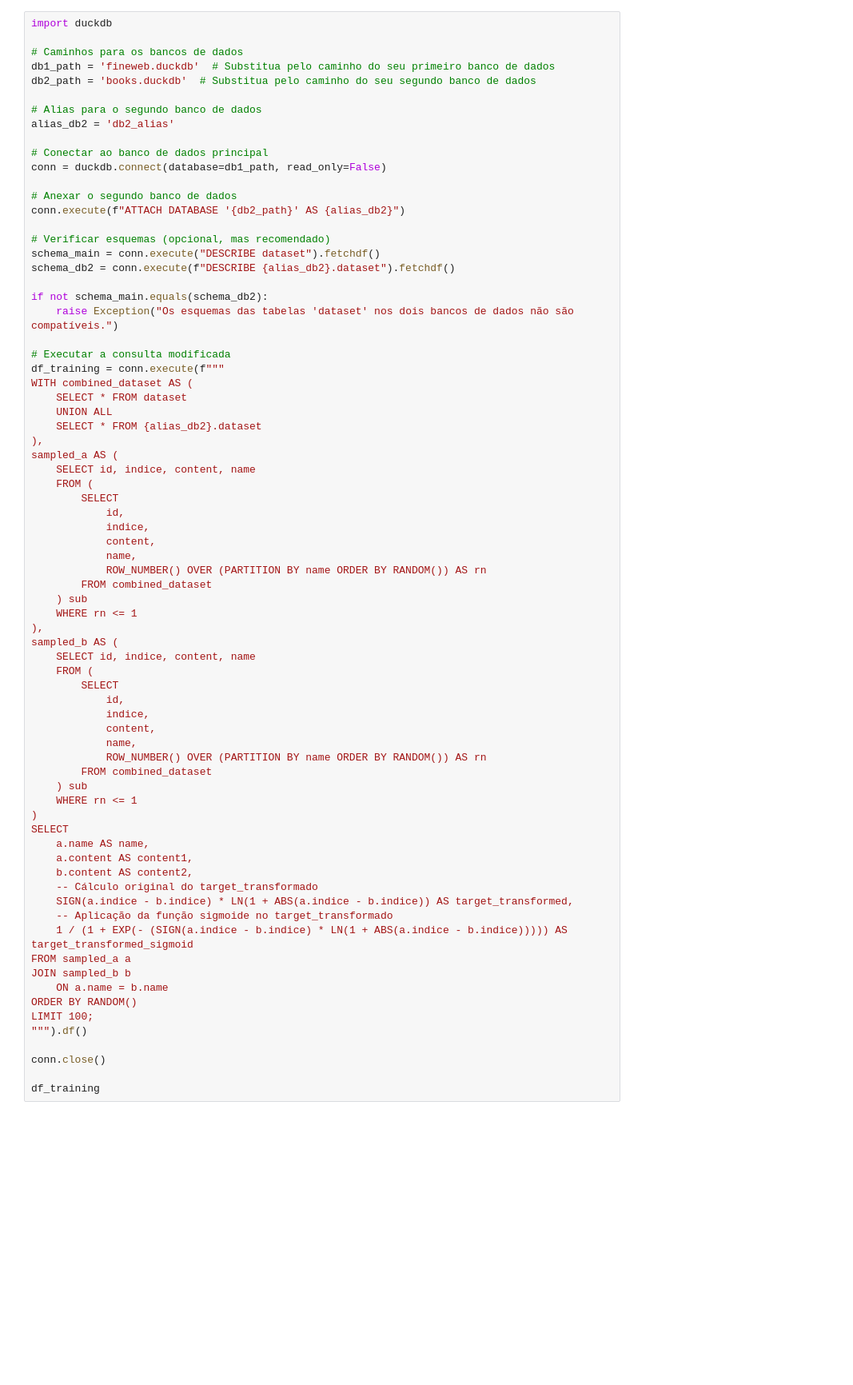
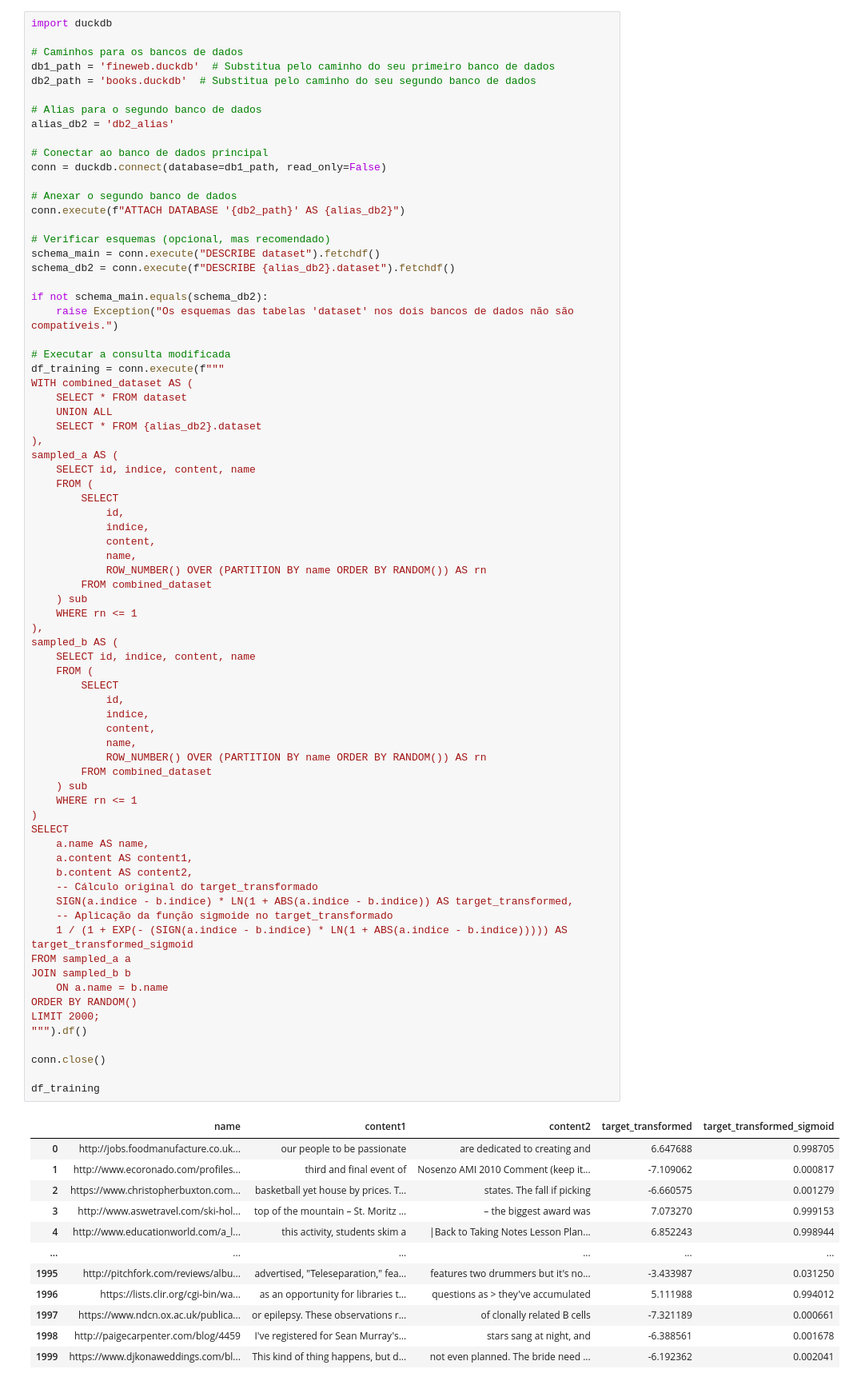
Before and after one commit to jadsongmatos/Tempo-nas-Narrativas, a Jupyter notebook: treino2.ipynb, the cells around one changed output. Shown at 80% size. Cells and saved outputs as stored; diff of their text form; blank space fills up the shorter version.

```diff
--- a/treino2.ipynb
+++ b/treino2.ipynb
@@ -44,31 +44,44 @@ sampled_a AS (
 sampled_b AS (
     SELECT id, indice, content, name
     FROM (
         SELECT
             id,
             indice,
             content,
             name,
             ROW_NUMBER() OVER (PARTITION BY name ORDER BY RANDOM()) AS rn
         FROM combined_dataset
     ) sub
     WHERE rn <= 1
 )
 SELECT
     a.name AS name,
     a.content AS content1,
     b.content AS content2,
     -- Cálculo original do target_transformado
     SIGN(a.indice - b.indice) * LN(1 + ABS(a.indice - b.indice)) AS target_transformed,
     -- Aplicação da função sigmoide no target_transformado
     1 / (1 + EXP(- (SIGN(a.indice - b.indice) * LN(1 + ABS(a.indice - b.indice))))) AS target_transformed_sigmoid
 FROM sampled_a a
 JOIN sampled_b b
     ON a.name = b.name
 ORDER BY RANDOM()
-LIMIT 100;
+LIMIT 2000;
 """).df()
 
 conn.close()
 
 df_training
+# %% [output]
+|  | name | content1 | content2 | target_transformed | target_transformed_sigmoid |
+| 0 | http://jobs.foodmanufacture.co.uk... | our people to be passionate | are dedicated to creating and | 6.647688 | 0.998705 |
+| 1 | http://www.ecoronado.com/profiles... | third and final event of | Nosenzo AMI 2010 Comment (keep it... | -7.109062 | 0.000817 |
+| 2 | https://www.christopherbuxton.com... | basketball yet house by prices. T... | states. The fall if picking | -6.660575 | 0.001279 |
+| 3 | http://www.aswetravel.com/ski-hol... | top of the mountain – St. Moritz ... | – the biggest award was | 7.073270 | 0.999153 |
+| 4 | http://www.educationworld.com/a_l... | this activity, students skim a | |Back to Taking Notes Lesson Plan... | 6.852243 | 0.998944 |
+| ... | ... | ... | ... | ... | ... |
+| 1995 | http://pitchfork.com/reviews/albu... | advertised, "Teleseparation," fea... | features two drummers but it's no... | -3.433987 | 0.031250 |
+| 1996 | https://lists.clir.org/cgi-bin/wa... | as an opportunity for libraries t... | questions as > they've accumulated | 5.111988 | 0.994012 |
+| 1997 | https://www.ndcn.ox.ac.uk/publica... | or epilepsy. These observations r... | of clonally related B cells | -7.321189 | 0.000661 |
+| 1998 | http://paigecarpenter.com/blog/4459 | I've registered for Sean Murray's... | stars sang at night, and | -6.388561 | 0.001678 |
+| 1999 | https://www.djkonaweddings.com/bl... | This kind of thing happens, but d... | not even planned. The bride need ... | -6.192362 | 0.002041 |
```
Also changed, not shown: parts of 14 cells of this notebook.
